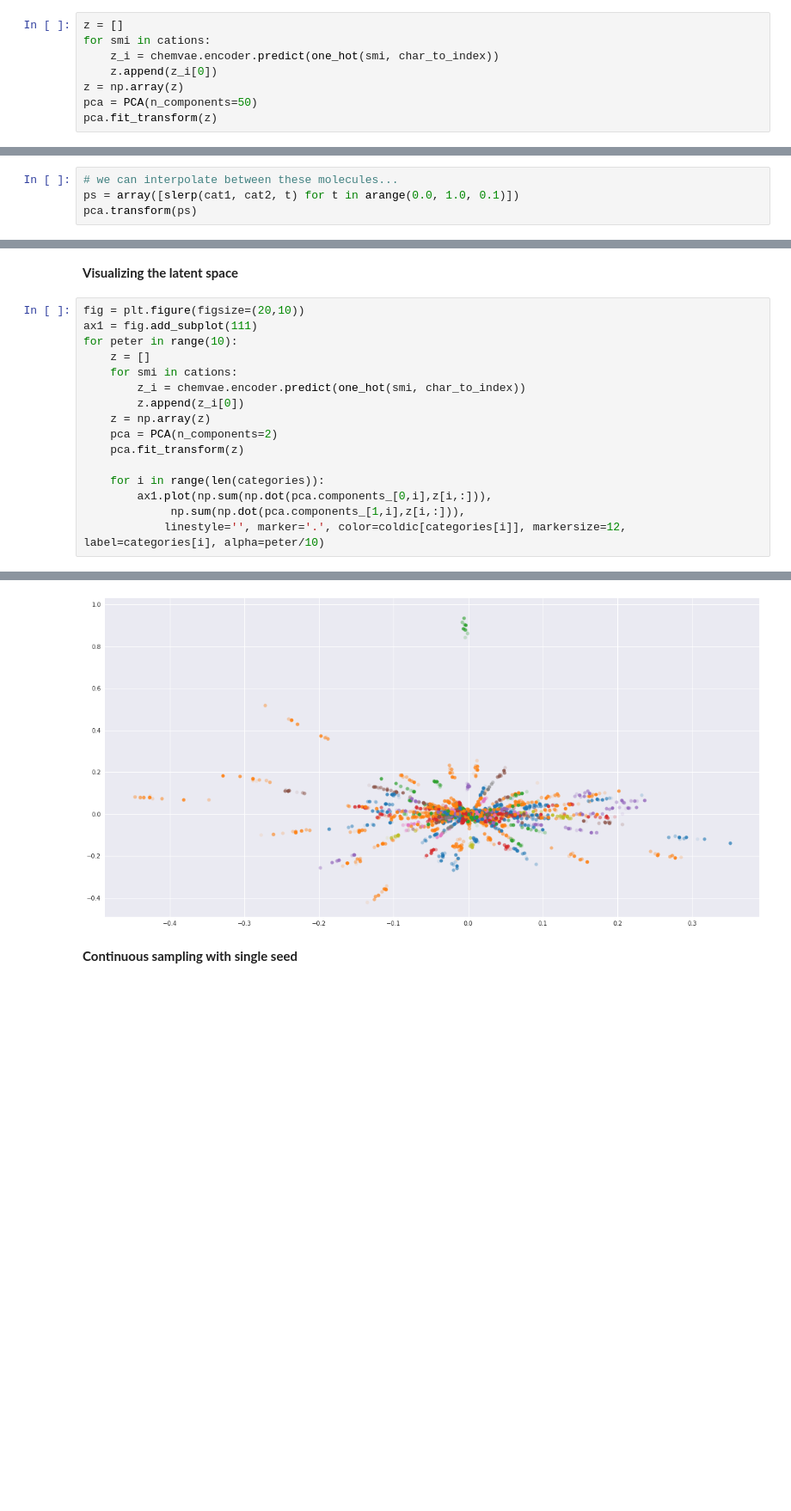
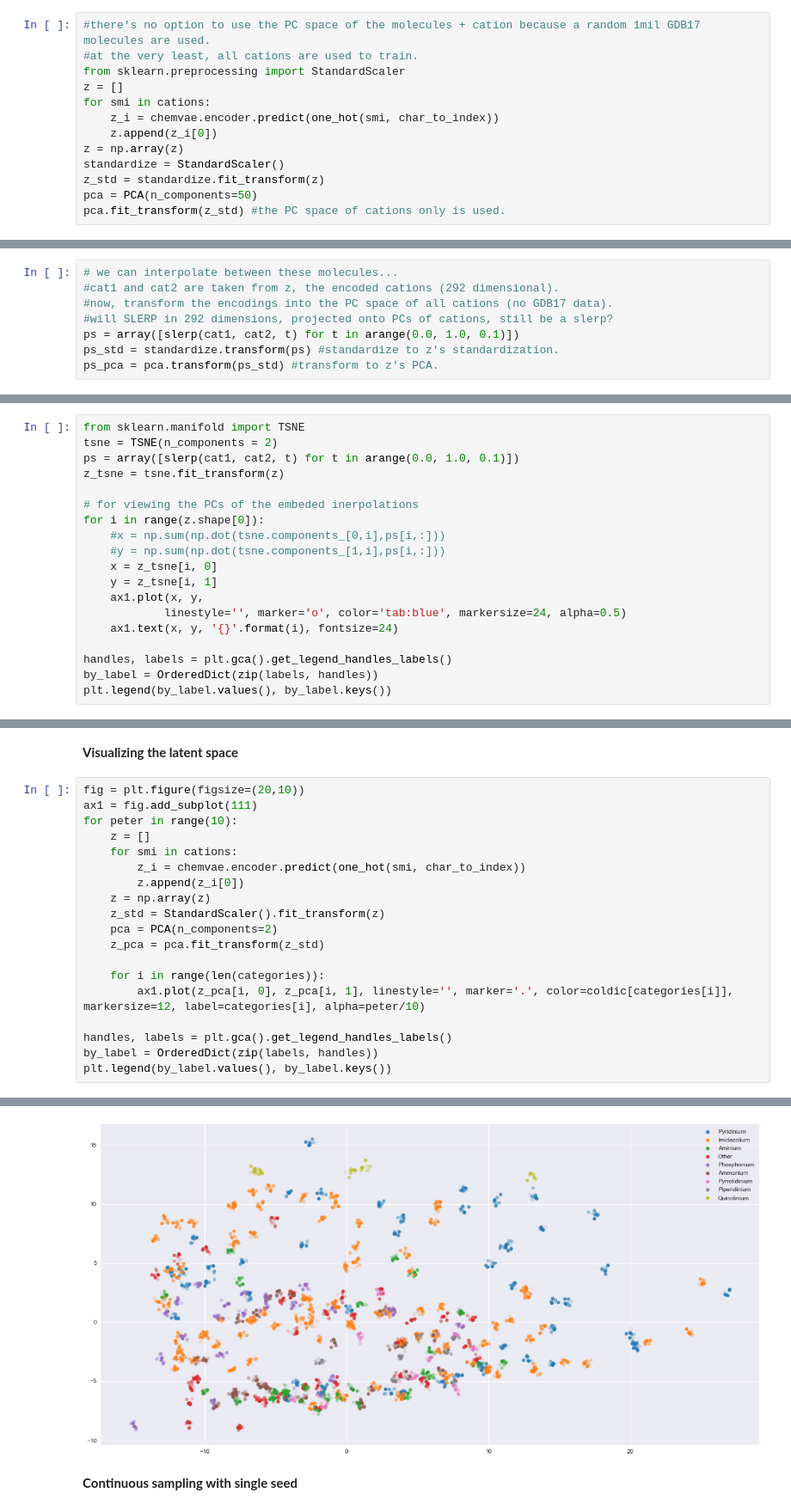
Before and after one commit to jameslee97/adaptive_learning_mixtures, a Jupyter notebook: notebooks/5_compare_vae.ipynb, the cells around one changed output, grey strips where cells are left out. Shown at 86% size. Cells and saved outputs as stored; diff of their text form; blank space fills up the shorter version.

```diff
--- a/notebooks/5_compare_vae.ipynb
+++ b/notebooks/5_compare_vae.ipynb
@@ -199,9 +234,14 @@ chemvae.load(char_set, weights_file)
 # %%
+#there's no option to use the PC space of the molecules + cation because a random 1mil GDB17 molecules are used.
+#at the very least, all cations are used to train.
+from sklearn.preprocessing import StandardScaler
 z = []
 for smi in cations:
     z_i = chemvae.encoder.predict(one_hot(smi, char_to_index))
     z.append(z_i[0])
 z = np.array(z)
+standardize = StandardScaler()
+z_std = standardize.fit_transform(z)
 pca = PCA(n_components=50)
-pca.fit_transform(z)
+pca.fit_transform(z_std) #the PC space of cations only is used.
 # %% [output]
@@ -244,5 +284,9 @@ im2 = Draw.MolToMPL(Chem.MolFromSmiles(cations[242]), size=(100,100))
 [figure]
 # %%
 # we can interpolate between these molecules...
+#cat1 and cat2 are taken from z, the encoded cations (292 dimensional).
+#now, transform the encodings into the PC space of all cations (no GDB17 data).
+#will SLERP in 292 dimensions, projected onto PCs of cations, still be a slerp?
 ps = array([slerp(cat1, cat2, t) for t in arange(0.0, 1.0, 0.1)])
-pca.transform(ps)
+ps_std = standardize.transform(ps) #standardize to z's standardization.
+ps_pca = pca.transform(ps_std) #transform to z's PCA.
@@ -298,0 +341,19 @@ plt.legend(by_label.values(), by_label.keys())
+# %%
+from sklearn.manifold import TSNE
+tsne = TSNE(n_components = 2)
+ps = array([slerp(cat1, cat2, t) for t in arange(0.0, 1.0, 0.1)])
+z_tsne = tsne.fit_transform(z)
+
+# for viewing the PCs of the embeded inerpolations
+for i in range(z.shape[0]):
+    #x = np.sum(np.dot(tsne.components_[0,i],ps[i,:]))
+    #y = np.sum(np.dot(tsne.components_[1,i],ps[i,:]))
+    x = z_tsne[i, 0]
+    y = z_tsne[i, 1]
+    ax1.plot(x, y,
+            linestyle='', marker='o', color='tab:blue', markersize=24, alpha=0.5)
+    ax1.text(x, y, '{}'.format(i), fontsize=24)
+
+handles, labels = plt.gca().get_legend_handles_labels()
+by_label = OrderedDict(zip(labels, handles))
+plt.legend(by_label.values(), by_label.keys())
@@ -348,11 +412,14 @@ for peter in range(10):
         z_i = chemvae.encoder.predict(one_hot(smi, char_to_index))
         z.append(z_i[0])
     z = np.array(z)
+    z_std = StandardScaler().fit_transform(z)
     pca = PCA(n_components=2)
-    pca.fit_transform(z)
+    z_pca = pca.fit_transform(z_std)
 
     for i in range(len(categories)):
-        ax1.plot(np.sum(np.dot(pca.components_[0,i],z[i,:])),
-             np.sum(np.dot(pca.components_[1,i],z[i,:])),
-            linestyle='', marker='.', color=coldic[categories[i]], markersize=12, label=categories[i], alpha=peter/10)
+        ax1.plot(z_pca[i, 0], z_pca[i, 1], linestyle='', marker='.', color=coldic[categories[i]], markersize=12, label=categories[i], alpha=peter/10)
+
+handles, labels = plt.gca().get_legend_handles_labels()
+by_label = OrderedDict(zip(labels, handles))
+plt.legend(by_label.values(), by_label.keys())
 # %% [output]
@@ -359,4 +427,4 @@ for peter in range(10):
-[figure, old version]
+[figure, new version]
 # %% [markdown]
 **Continuous sampling with single seed**
 # %%
```
Also changed, not shown: parts of 10 cells of this notebook.
